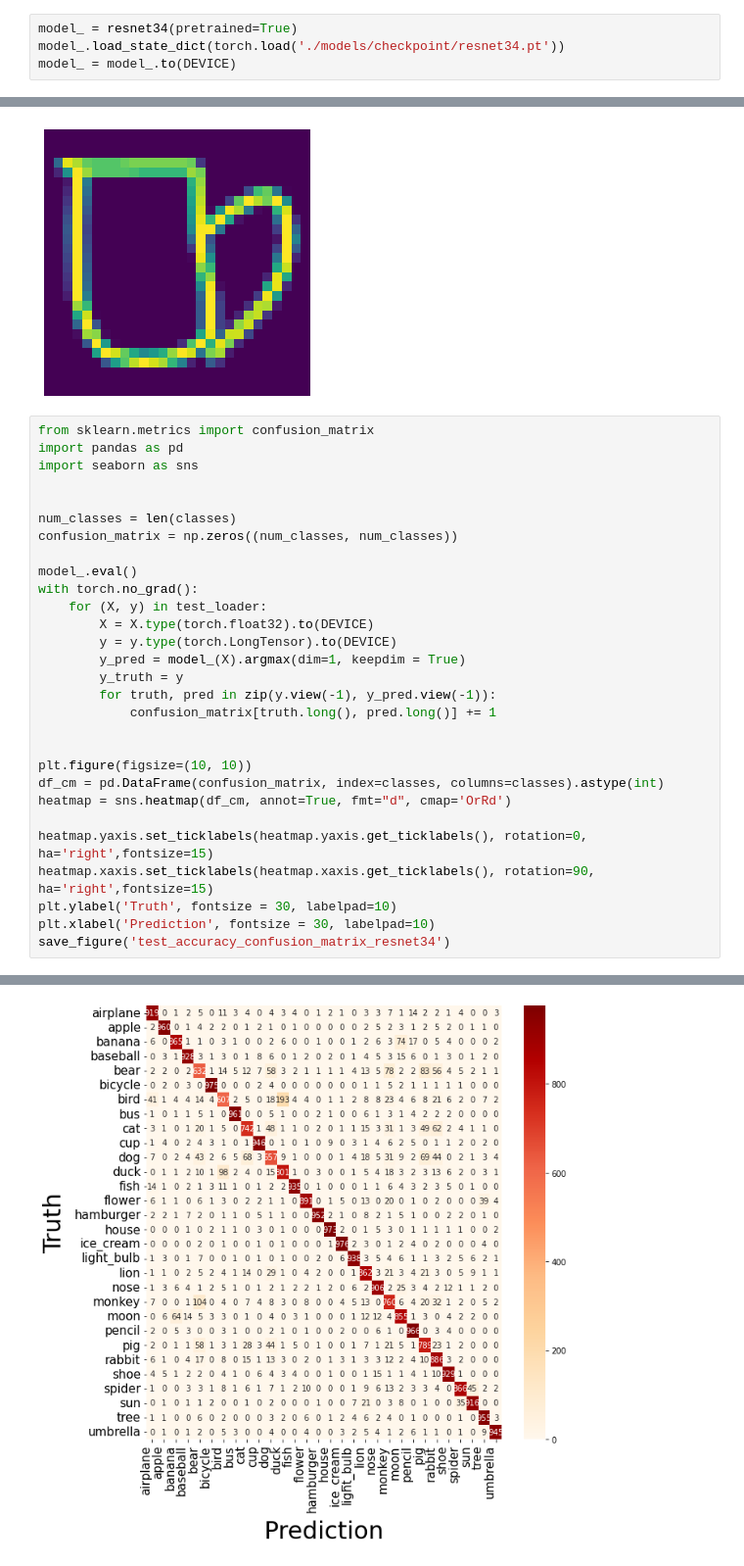
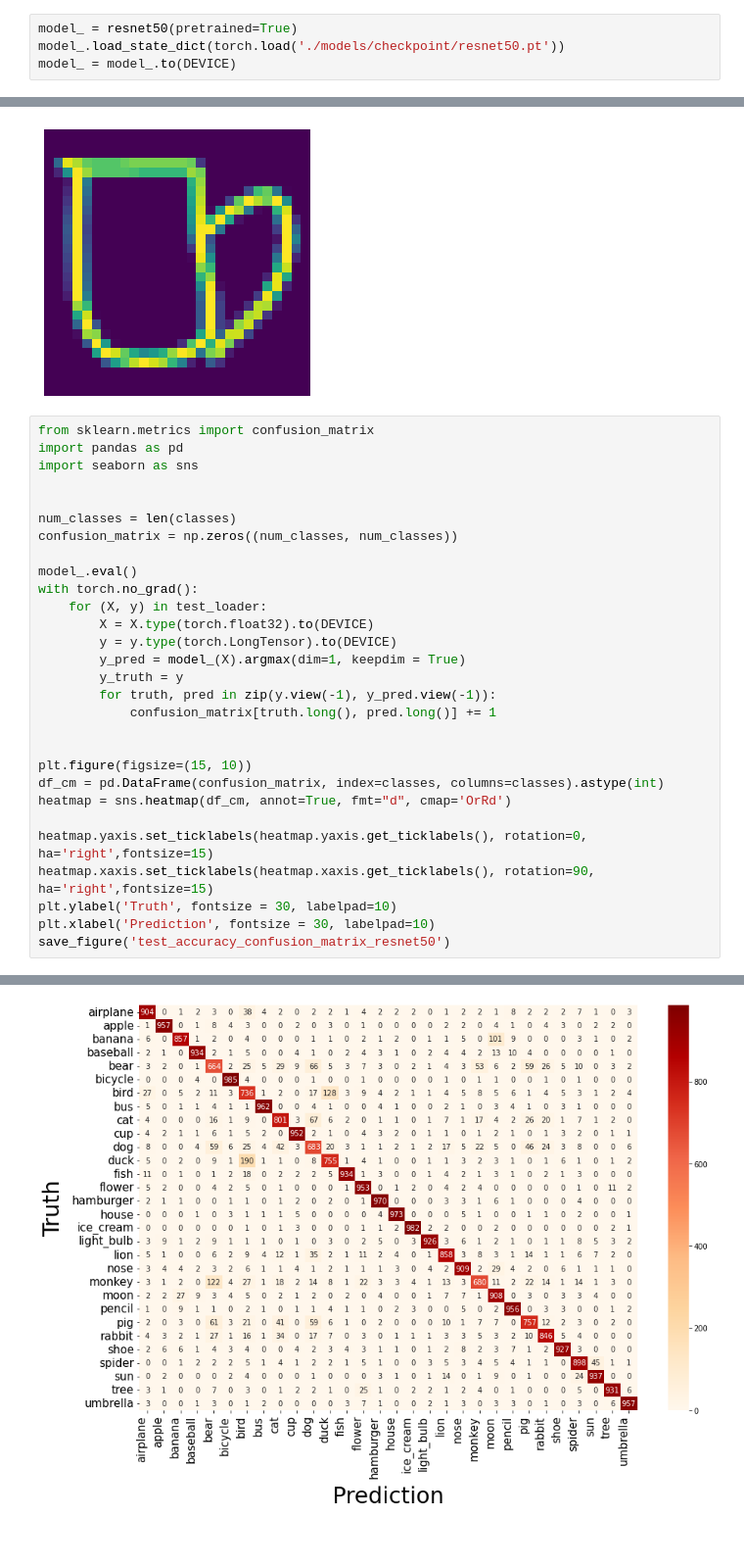
Before and after one commit to watchstep/draw9, a Jupyter notebook: model/main.ipynb, the cells around one changed output, grey strips where cells are left out. Shown: that part at 98% size. Saved outputs shown, nothing was run; the diff lists cells and outputs as text; blank space fills up the shorter version.

```diff
--- a/model/main.ipynb
+++ b/model/main.ipynb
@@ -256,8 +237,8 @@ save figure:  resnet34_loss_acc
 # %% [markdown]
 ## Inference
 # %%
-model_ = resnet34(pretrained=True)
-model_.load_state_dict(torch.load('./models/checkpoint/resnet34.pt'))
+model_ = resnet50(pretrained=True)
+model_.load_state_dict(torch.load('./models/checkpoint/resnet50.pt'))
 model_ = model_.to(DEVICE)
 # %%
 test_loader = DataLoader(dataset=test_dataset, batch_size=BATCH_SIZE, shuffle=False)
@@ -300,7 +281,7 @@ with torch.no_grad():
             confusion_matrix[truth.long(), pred.long()] += 1
 
 
-plt.figure(figsize=(10, 10))
+plt.figure(figsize=(15, 10))
 df_cm = pd.DataFrame(confusion_matrix, index=classes, columns=classes).astype(int)
 heatmap = sns.heatmap(df_cm, annot=True, fmt="d", cmap='OrRd')
 
@@ -308,5 +289,5 @@ heatmap.yaxis.set_ticklabels(heatmap.yaxis.get_ticklabels(), rotation=0, ha='rig
 heatmap.xaxis.set_ticklabels(heatmap.xaxis.get_ticklabels(), rotation=90, ha='right',fontsize=15)
 plt.ylabel('Truth', fontsize = 30, labelpad=10)
 plt.xlabel('Prediction', fontsize = 30, labelpad=10)
-save_figure('test_accuracy_confusion_matrix_resnet34')
+save_figure('test_accuracy_confusion_matrix_resnet50')
 # %% [output]
@@ -314,4 +295,4 @@ save figure:  test_accuracy_confusion_matrix_resnet34
-[figure, old version]
+[figure, new version]
 # %%
 print(np.diag(confusion_matrix) / confusion_matrix.sum(1))
 # %% [output]
```
Also changed, not shown: parts of 11 cells of this notebook, 18 other files.
